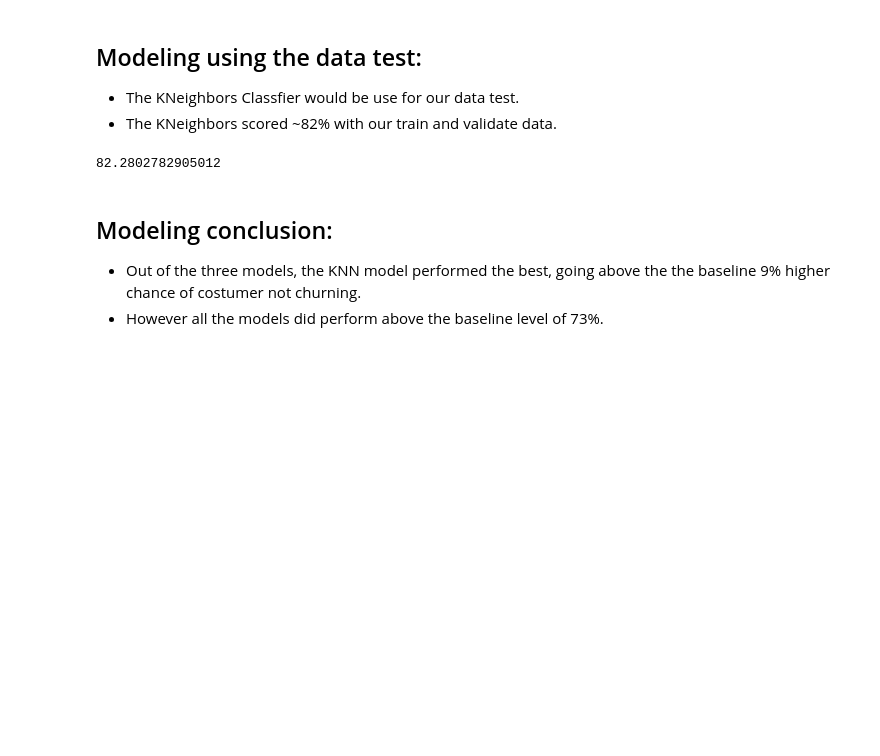
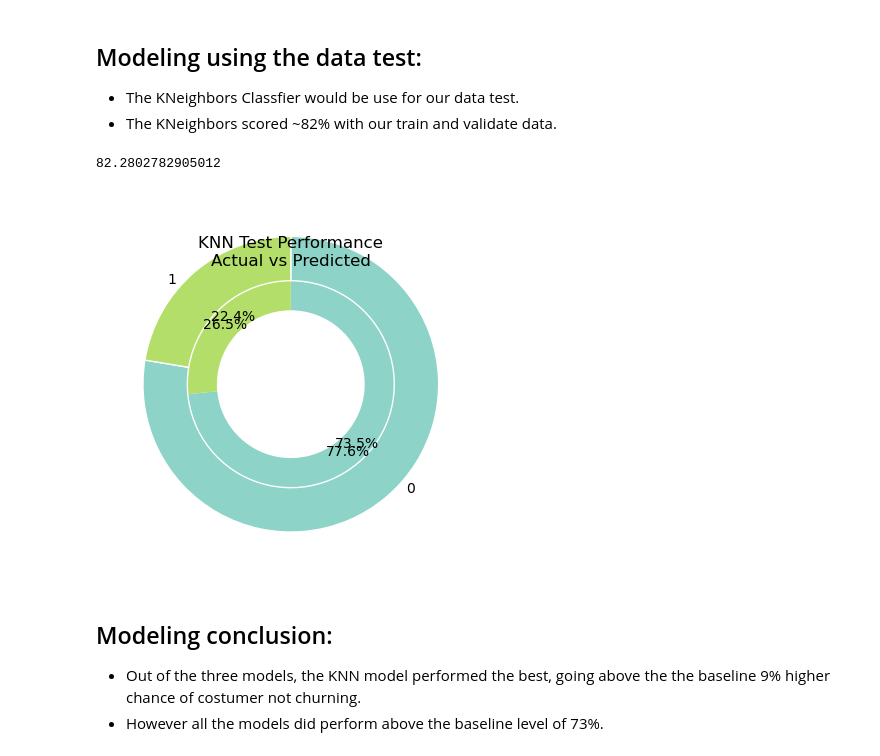
Before and after one commit to Chellyann-moreno/classifications-project, a Jupyter notebook: final_report.ipynb, the cells around one changed output. Drawn from its saved outputs; the diff is of its cells as text; code cells hidden in the pictures; blank space fills up the shorter version.

```diff
--- a/final_report.ipynb
+++ b/final_report.ipynb
@@ -276,6 +298,11 @@ lr.score(x_train,y_train)*100
 knn.score(x_test,y_test)*100
 # %% [output]
 82.2802782905012
+# %%
+# function shows a visualization KNN model prediction vs baseline accuracy.
+ex.plot_knn_test_performance(knn, x_test, y_test, plot_type='pie')
+# %% [output]
+[figure, added]
 # %% [markdown]
 ## Modeling conclusion:
 - Out of the three models, the KNN model performed the best, going above the the baseline 9% higher chance of costumer not churning.
```
Also changed, not shown: parts of 17 cells of this notebook.
